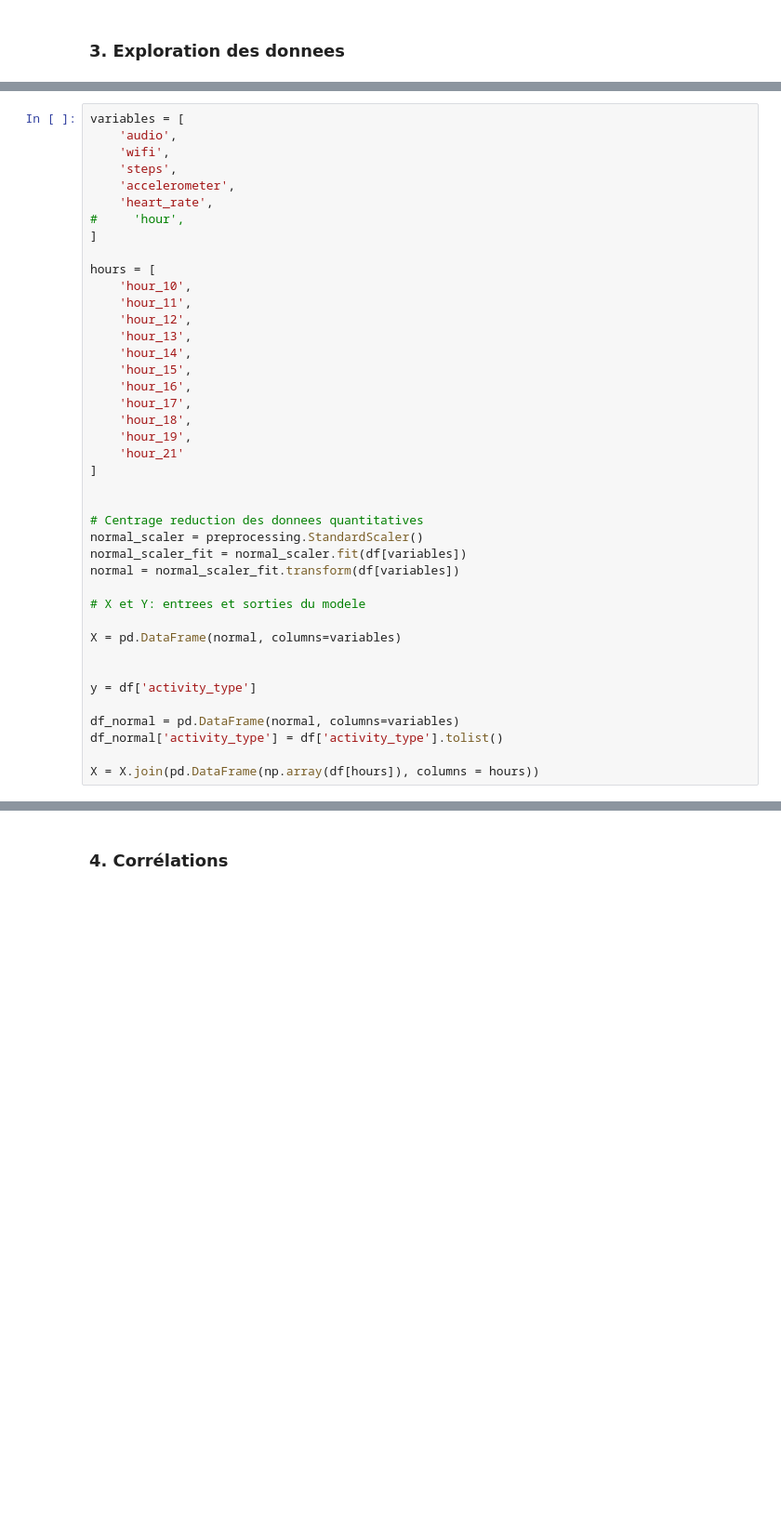
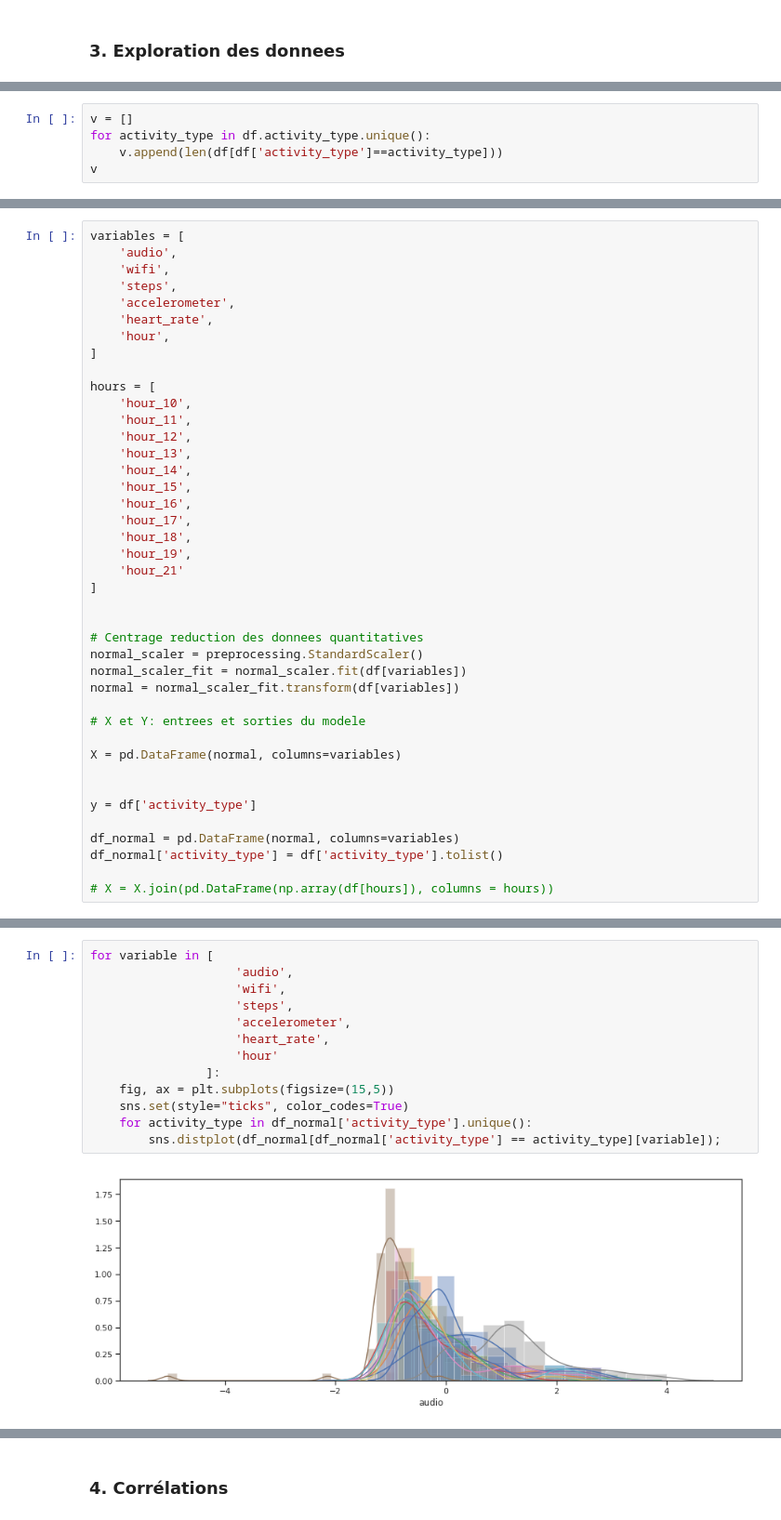
Before and after one commit to anthonygal/Analaysing_Human_Activity_From_IOT_Devices, a Jupyter notebook: Analyse_Smartwatch_Smartphone_Propre.ipynb, the cells around one changed output, grey strips where cells are left out. Shown at 93% size. Drawn from its saved outputs; the diff is of its cells as text; blank space fills up the shorter version.

```diff
--- a/Analyse_Smartwatch_Smartphone_Propre.ipynb
+++ b/Analyse_Smartwatch_Smartphone_Propre.ipynb
@@ -224,0 +304,5 @@ list(df.columns)
+# %%
+v = []
+for activity_type in df.activity_type.unique():
+    v.append(len(df[df['activity_type']==activity_type]))
+v
@@ -229,7 +327,7 @@ variables = [
     'steps',
     'accelerometer',
     'heart_rate',
-#     'hour',
+    'hour',
 ]
 
 hours = [
@@ -262,6 +360,6 @@ y = df['activity_type']
 df_normal = pd.DataFrame(normal, columns=variables)
 df_normal['activity_type'] = df['activity_type'].tolist()
 
-X = X.join(pd.DataFrame(np.array(df[hours]), columns = hours))
+# X = X.join(pd.DataFrame(np.array(df[hours]), columns = hours))
 # %%
 df_normal.head()
@@ -283,0 +417,15 @@ for variable in [
+# %%
+for variable in [
+                    'audio',
+                    'wifi',
+                    'steps',
+                    'accelerometer',
+                    'heart_rate',
+                    'hour'
+                ]:
+    fig, ax = plt.subplots(figsize=(15,5))
+    sns.set(style="ticks", color_codes=True)
+    for activity_type in df_normal['activity_type'].unique():
+        sns.distplot(df_normal[df_normal['activity_type'] == activity_type][variable]);
+# %% [output]
+[figure, added]
```
Also changed, not shown: parts of 32 cells of this notebook.
